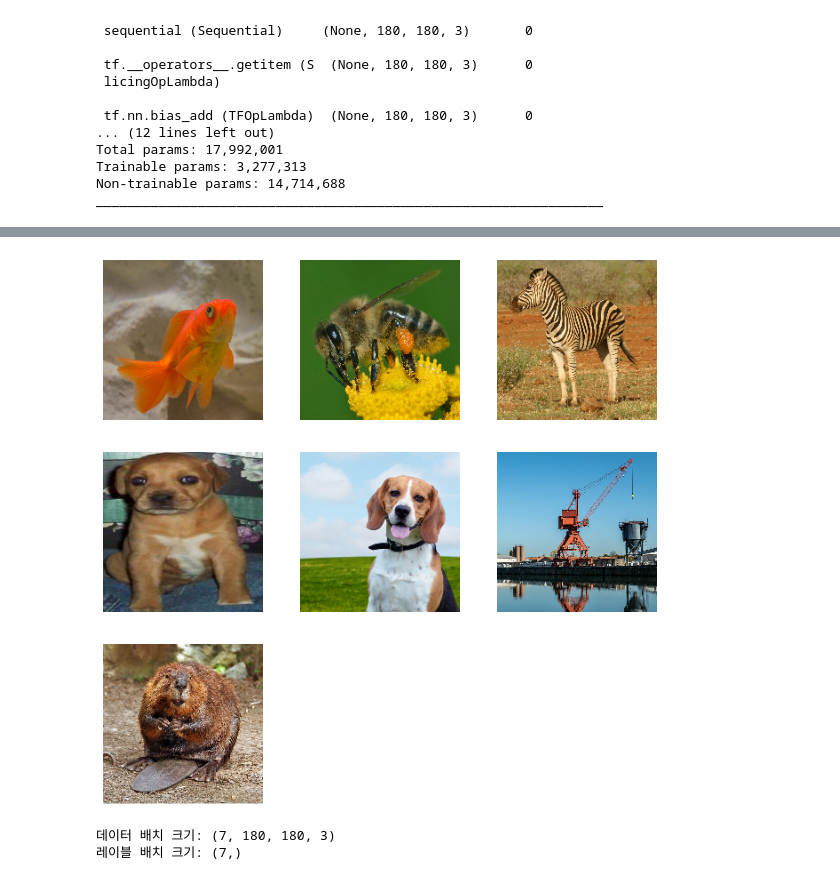
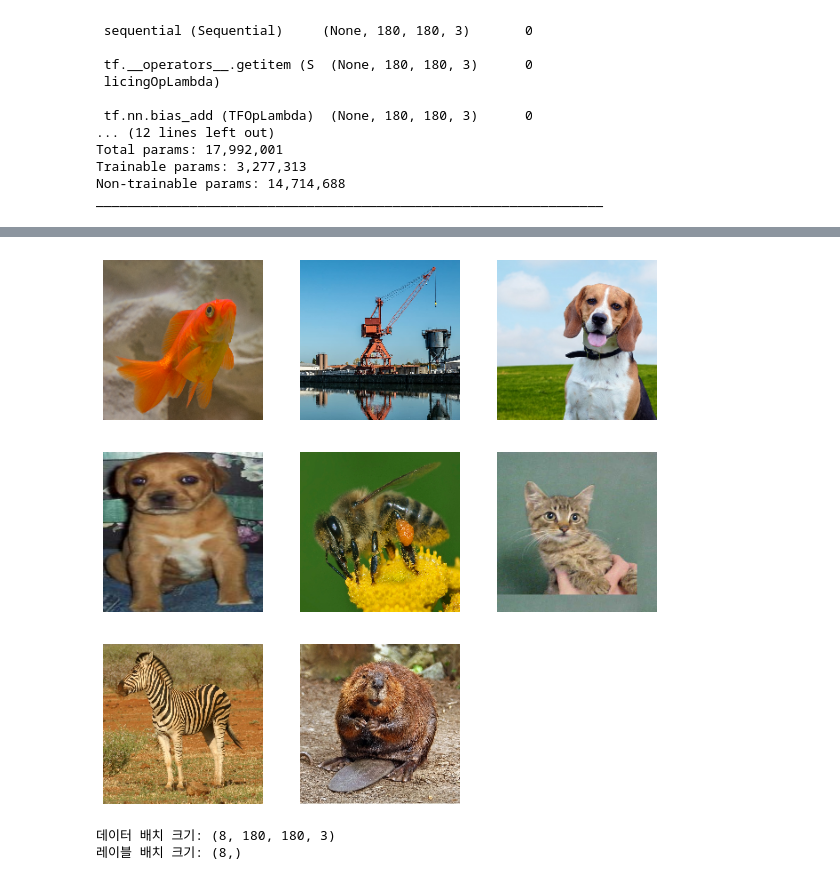
Before and after one commit to ttma333/python, a Jupyter notebook: 2022_12_12_수업.ipynb, the cells around one changed output, grey strips where cells are left out. Cells and saved outputs as stored; diff of their text form; code cells hidden in the pictures.

```diff
--- a/2022_12_12_수업.ipynb
+++ b/2022_12_12_수업.ipynb
@@ -300,5 +304,5 @@ new_base_dir_2 = pathlib.Path("test_pic")
 
 test_dataset_2 = image_dataset_from_directory(
     new_base_dir_2  ,
-    image_size=(180, 180),)
+    image_size=(180, 180))
 # %% [output]
@@ -319,18 +310,20 @@ import matplotlib.pyplot as plt
 # %%
+import matplotlib.pyplot as plt
+
 plt.figure(figsize=(10, 10))
 for images, _ in test_dataset_2.take(1):
-    for i in range(7):
+    for i in range(8):
         ax = plt.subplot(3, 3, i + 1)
         plt.imshow(images[i].numpy().astype("uint8"))
         plt.axis("off")
 # %% [output]
-[figure, old version]
+[figure, new version]
 # %%
 for data_batch, labels_batch in test_dataset_2:
     print("데이터 배치 크기:", data_batch.shape)
     print("레이블 배치 크기:", labels_batch.shape)
     break
 # %% [output]
-데이터 배치 크기: (7, 180, 180, 3)
-레이블 배치 크기: (7,)
+데이터 배치 크기: (8, 180, 180, 3)
+레이블 배치 크기: (8,)
 # %%
```
Also changed, not shown: parts of 13 cells of this notebook.
